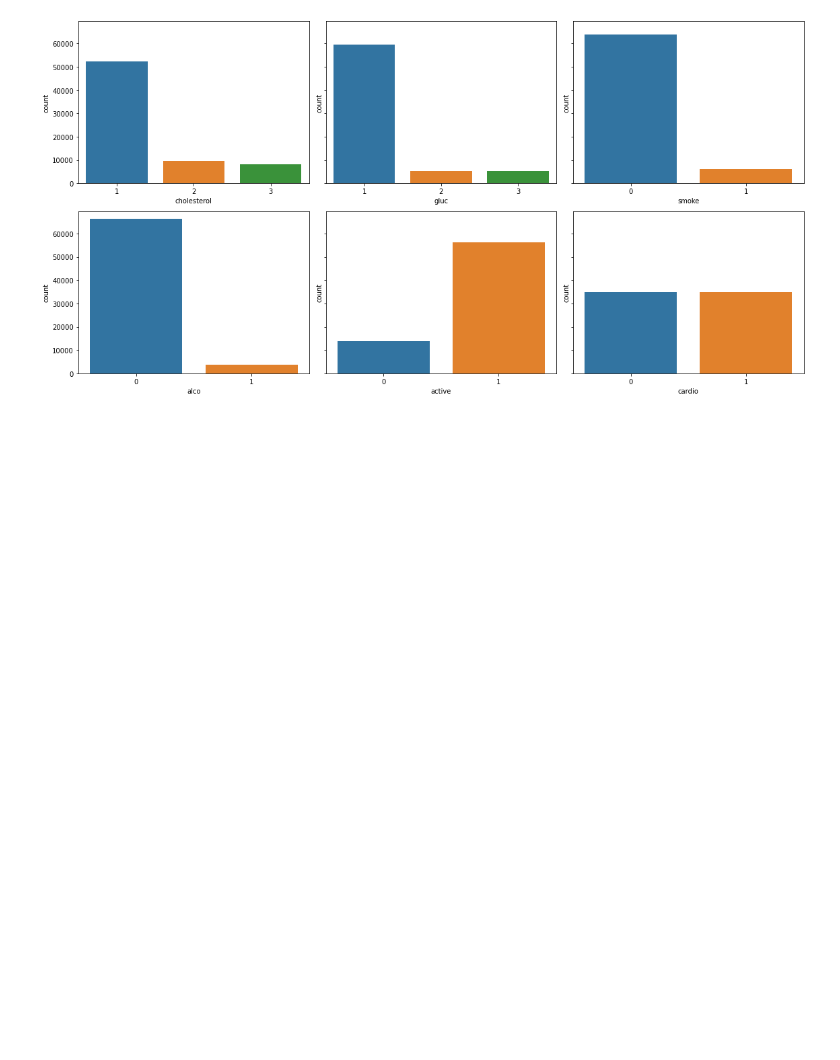
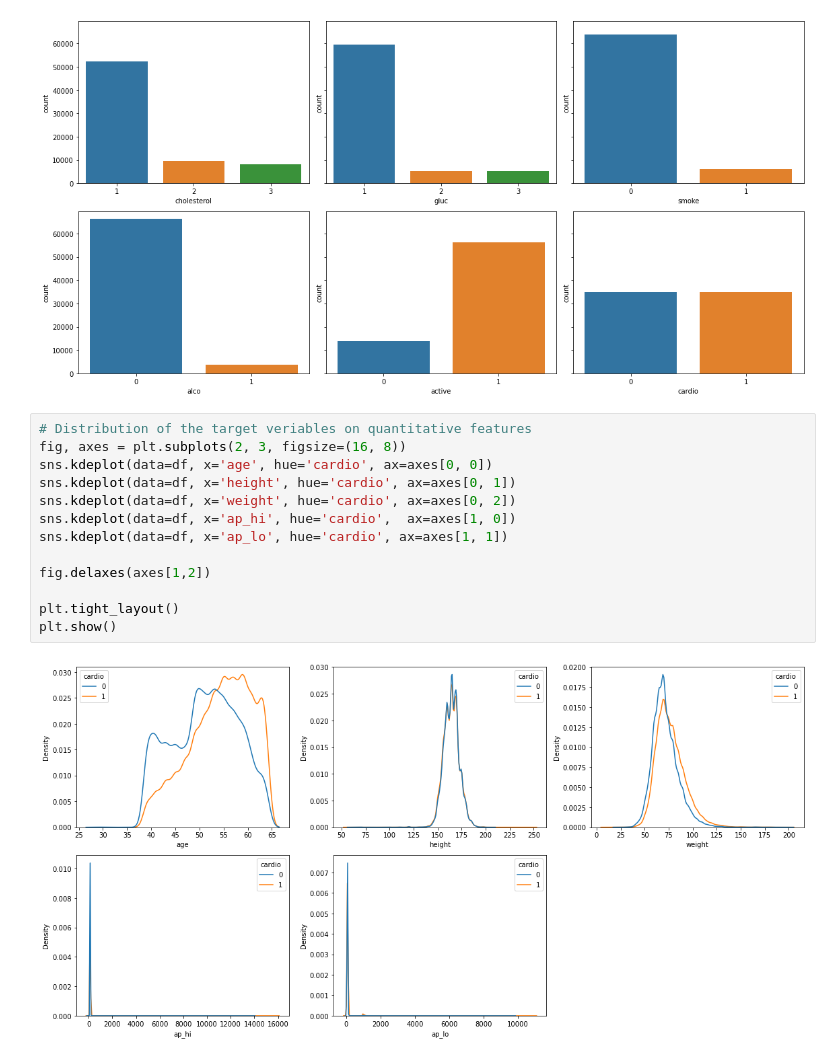
Before and after one commit to RamicAmir/Grupp2-Machine-Learning, a Jupyter notebook: heart_disease.ipynb, the cells around one changed output. Drawn from its saved outputs; the diff is of its cells as text; blank space fills up the shorter version.

Commit message:
Added distribution of the target veriables on quantitative features

```diff
--- a/heart_disease.ipynb
+++ b/heart_disease.ipynb
@@ -263,3 +263,18 @@ sns.countplot(data=df, x='cardio', ax=axes[1, 2])
 plt.tight_layout()
 # %% [output]
 [figure]
+# %%
+# Distribution of the target veriables on quantitative features
+fig, axes = plt.subplots(2, 3, figsize=(16, 8))
+sns.kdeplot(data=df, x='age', hue='cardio', ax=axes[0, 0])
+sns.kdeplot(data=df, x='height', hue='cardio', ax=axes[0, 1])
+sns.kdeplot(data=df, x='weight', hue='cardio', ax=axes[0, 2])
+sns.kdeplot(data=df, x='ap_hi', hue='cardio',  ax=axes[1, 0])
+sns.kdeplot(data=df, x='ap_lo', hue='cardio', ax=axes[1, 1])
+
+fig.delaxes(axes[1,2])
+
+plt.tight_layout()
+plt.show()
+# %% [output]
+[figure, added]
```
